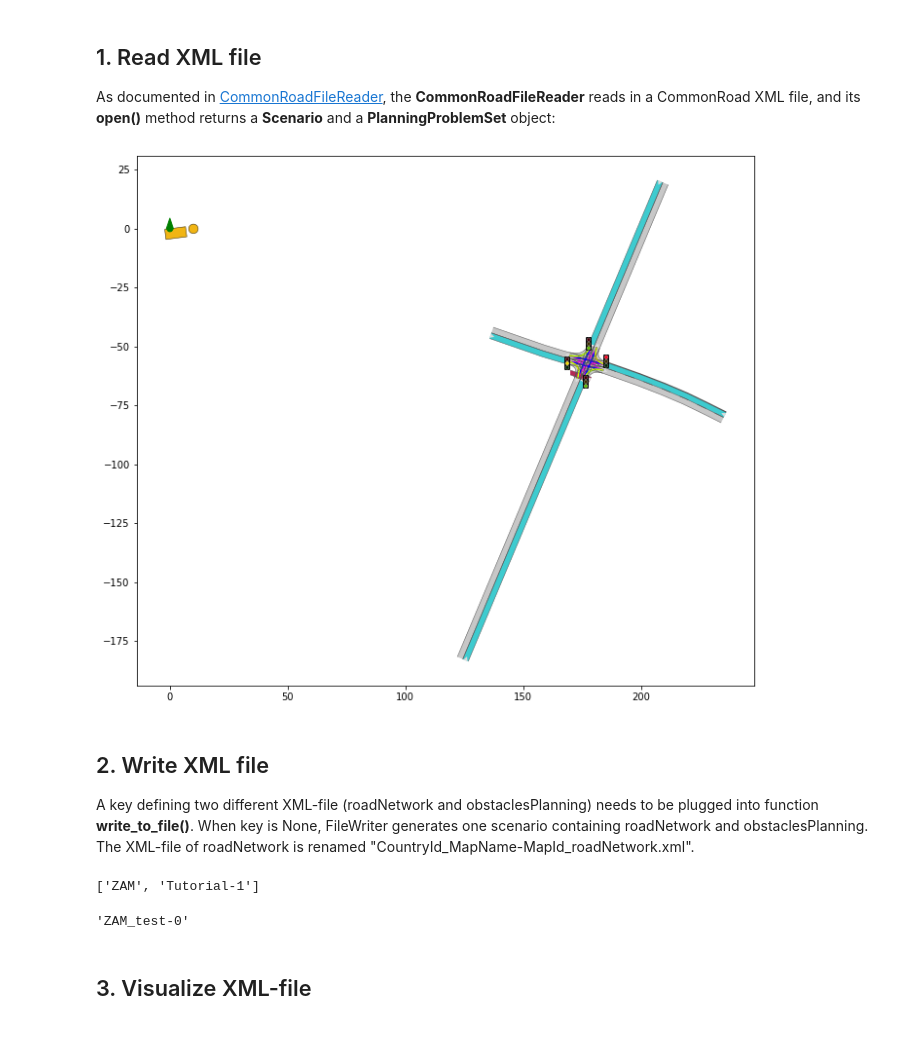
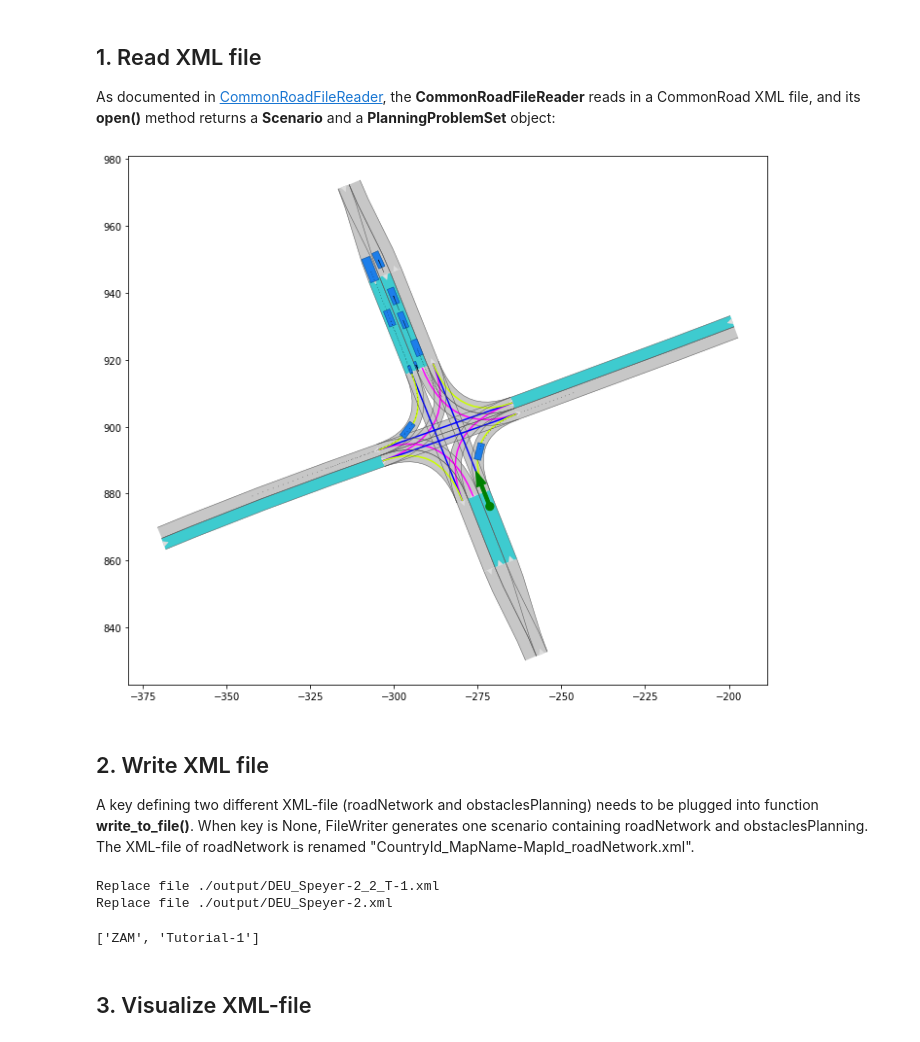
Before and after one commit to CommonRoad/commonroad-io, a Jupyter notebook: tutorials/seperate_obs_and_road/separate_obs_and_road.ipynb, the cells around one changed output. Drawn from its saved outputs; the diff is of its cells as text; code cells hidden in the pictures.

Commit message:
change the benchmark for test scenario and the way to identify two files

```diff
--- a/tutorials/seperate_obs_and_road/separate_obs_and_road.ipynb
+++ b/tutorials/seperate_obs_and_road/separate_obs_and_road.ipynb
@@ -18,30 +18,30 @@ As documented in [CommonRoadFileReader](https://commonroad-io.readthedocs.io/en/
 # %%
 import os
 import matplotlib.pyplot as plt
 from IPython import display
 
 # import functions to read xml file and visualize commonroad objects
 from commonroad.common.file_reader import CommonRoadFileReader
 from commonroad.visualization.mp_renderer import MPRenderer
 
 # generate path of the file to be opened
-file_path = "./test/test_reading_intersection_traffic_sign.xml"
+file_path = "./test/DEU_Speyer-2_2_T-1.xml"
 
 # read in the scenario and planning problem set
 scenario, planning_problem_set = CommonRoadFileReader(file_path).open()
 
 # plot the scenario for 40 time step, here each time step corresponds to 0.1 second
 for i in range(0, 1):
     plt.figure(figsize=(25, 10))
     rnd = MPRenderer()
     # plot the scenario at different time step
     scenario.draw(rnd, draw_params={'time_begin': i})
     # plot the planning problem set
     planning_problem_set.draw(rnd)
     rnd.render()
 #print(planning_problem_set.planning_problem_dict[100].goal.state_list[0])
 # %% [output]
-[figure, old version]
+[figure, new version]
 # %% [markdown]
 ## 2. Write XML file
 A key defining two different XML-file (roadNetwork and obstaclesPlanning) needs to be plugged into function **write_to_file()**. When key is None, FileWriter generates one scenario containing roadNetwork and obstaclesPlanning. The XML-file of roadNetwork is renamed "CountryId_MapName-MapId_roadNetwork.xml".
@@ -70,11 +70,14 @@ filename = out_path + re.split('/', file_path)[-1]
 #fw.write_to_file(filename, OverwriteExistingFile.ALWAYS, True, key="obs")
 
 # default: generate one scenario for road and one for obsPlan
-#fw.write_to_file(filename, OverwriteExistingFile.ALWAYS, True)
+fw.write_to_file(filename, OverwriteExistingFile.ALWAYS, True)
 
-CommonRoadFileWriter(scenario, planning_problem_set, scenario.author, scenario.affiliation, 'test',
-                     scenario.tags, scenario.location).write_to_file(filename=filename,
-                                                                     overwrite_existing_file=OverwriteExistingFile.ALWAYS)
+#CommonRoadFileWriter(scenario, planning_problem_set, scenario.author, scenario.affiliation, 'test',
+#                     scenario.tags, scenario.location).write_to_file(filename=filename,
+#                                                                     overwrite_existing_file=OverwriteExistingFile.ALWAYS)
+# %% [output]
+Replace file ./output/DEU_Speyer-2_2_T-1.xml
+Replace file ./output/DEU_Speyer-2.xml
 # %%
 obs = "ZAM_Tutorial-1_1_T-1"
 road = "ZAM_Tutorial-1"
@@ -85,14 +88,6 @@ sub = re.split('_', road)
 sub
 # %% [output]
 ['ZAM', 'Tutorial-1']
-# %%
-scenario_id = 'ZAM_test_0-1'
-sub_ids = re.split('_|-', str(scenario_id))
-country_id, map_name, map_id = sub_ids[:3]
-benchmark_road = country_id + '_' + map_name + '-' + map_id
-benchmark_road
-# %% [output]
-'ZAM_test-0'
 # %% [markdown]
 ## 3. Visualize XML-file
 # %%
```
Also changed, not shown: parts of 3 cells of this notebook, 6 other files.
